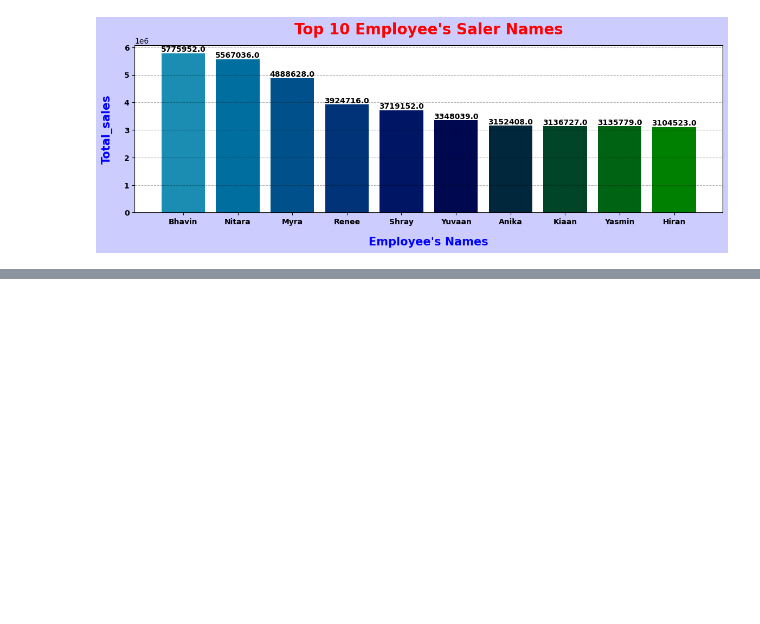
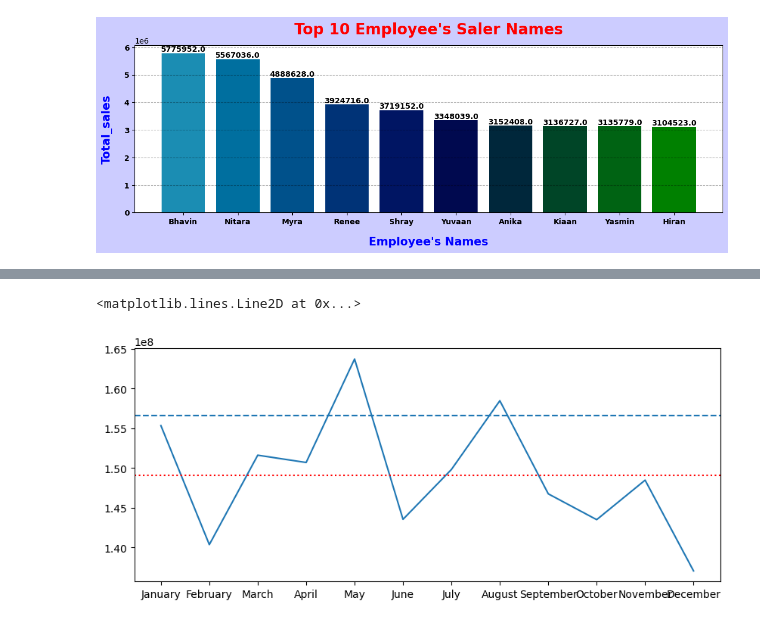
Before and after one commit to MolyaRoshida03/ecommerce_analysis, a Jupyter notebook: SwiftMarket.ipynb, the cells around one changed output, grey strips where cells are left out. Saved outputs shown, nothing was run; the diff lists cells and outputs as text; code cells hidden in the pictures; blank space fills up the shorter version.

```diff
--- a/SwiftMarket.ipynb
+++ b/SwiftMarket.ipynb
@@ -322,3 +322,18 @@ plt.grid(axis='y',alpha=0.3,color='black',ls='dashed')
 plt.show()
 # %% [output]
 [figure]
+# %%
+#Q. 1. Provide a visual representation of our annual sales performance over time?
+
+query = """select months,monthlysales
+from
+    (select month(saledate),monthname(saledate) as months,
+    sum(totalprice) as monthlysales
+    from salesdata
+    group by month(saledate), monthname(saledate)
+    order by month(saledate)) t;"""
+
+
+df = read_query(query)
+# %%
+df['monthlysales'] = df['monthlysales'].astype(float)
@@ -324,0 +352,14 @@ plt.show()
+# %%
+months=df['months'].values
+sales = df['monthlysales'].values
+annual_avg = df['monthlysales'].mean()
+goal = annual_avg*1.05
+# %%
+plt.figure(figsize=(10,4))
+
+plt.plot(months,sales)
+plt.axhline(y=annual_avg,c='r',ls='dotted')
+plt.axhline(y= goal,ls='dashed')
+# %% [output]
+<matplotlib.lines.Line2D at 0x...>
+[figure, added]
```
Also changed, not shown: parts of 6 cells of this notebook.
